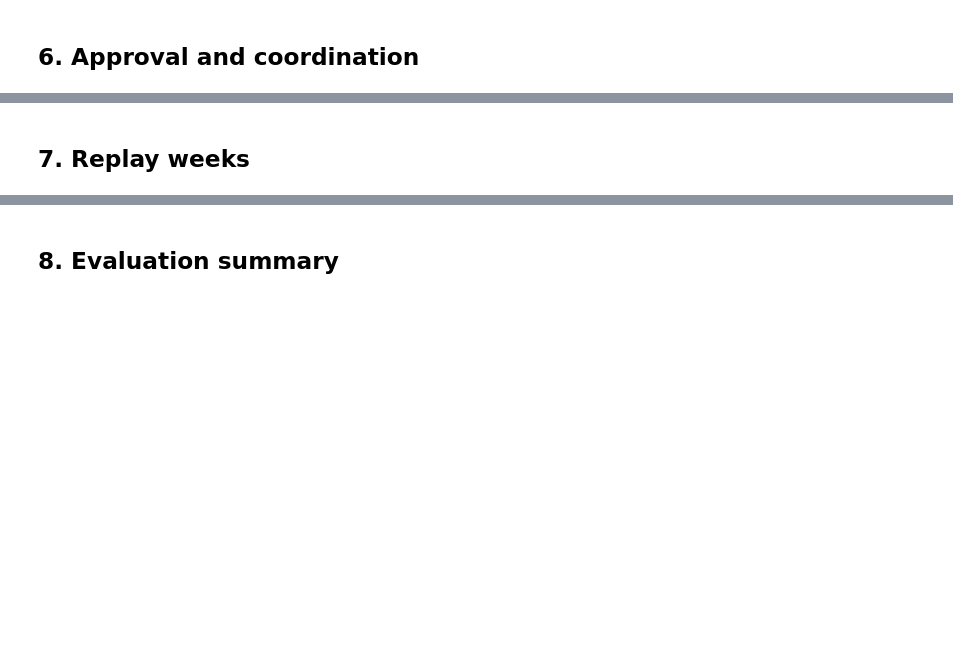
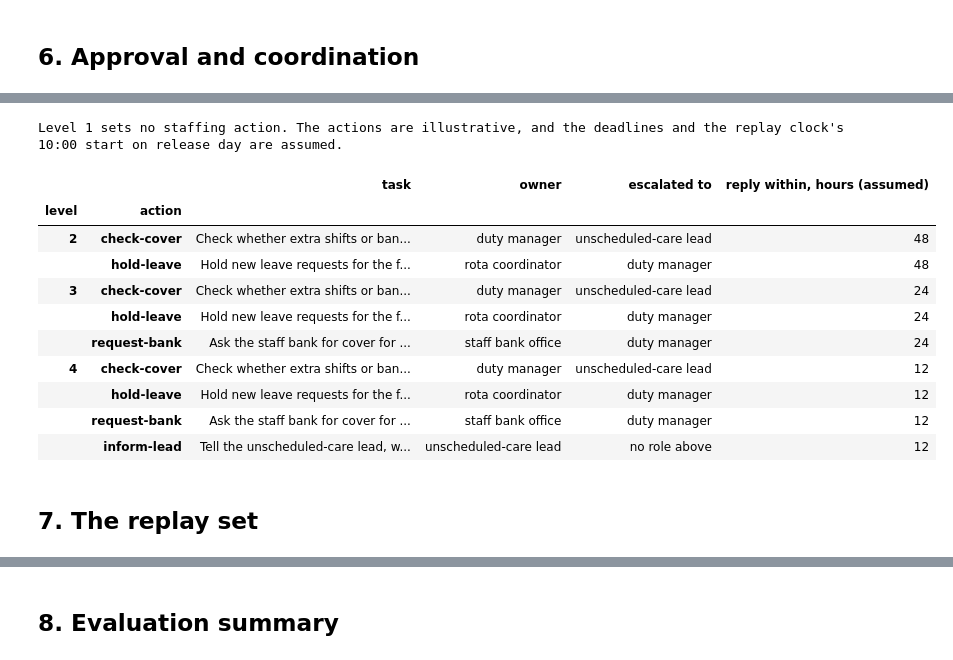
Before and after one commit to PaddyGilliland1/industry-integrated-ai-system-synthesis-old, a Jupyter notebook: ae_escalation_spot_check.ipynb, the cells around one changed output, grey strips where cells are left out. Saved outputs shown, nothing was run; the diff lists cells and outputs as text; code cells hidden in the pictures; blank space fills up the shorter version.

```diff
--- a/ae_escalation_spot_check.ipynb
+++ b/ae_escalation_spot_check.ipynb
@@ -863,0 +1100,34 @@ Share of hospital outlooks at each demand level, with the simulated capacity at
+# %%
+hours = settings.coordinator.reply_deadline_hours
+actions = pd.DataFrame(
+    [
+        {
+            "level": level,
+            "action": a.code,
+            "task": a.task,
+            "owner": a.owner,
+            "escalated to": co.ESCALATE_TO[a.owner] or "no role above",
+            "reply within, hours (assumed)": hours[level],
+        }
+        for level in (2, 3, 4)
+        for a in co.actions_for(level)
+    ]
+).set_index(["level", "action"])
+print(
+    "Level 1 sets no staffing action. The actions are illustrative, and the "
+    "deadlines and the replay clock's 10:00 start on release day are assumed."
+)
+actions
+# %% [output]
+Level 1 sets no staffing action. The actions are illustrative, and the deadlines and the replay clock's 10:00 start on release day are assumed.
+|  |  | task | owner | escalated to | reply within, hours (assumed) |
+| level | action |  |  |  |  |
+| 2 | check-cover | Check whether extra shifts or ban... | duty manager | unscheduled-care lead | 48 |
+|  | hold-leave | Hold new leave requests for the f... | rota coordinator | duty manager | 48 |
+| 3 | check-cover | Check whether extra shifts or ban... | duty manager | unscheduled-care lead | 24 |
+|  | hold-leave | Hold new leave requests for the f... | rota coordinator | duty manager | 24 |
+|  | request-bank | Ask the staff bank for cover for ... | staff bank office | duty manager | 24 |
+| 4 | check-cover | Check whether extra shifts or ban... | duty manager | unscheduled-care lead | 12 |
+|  | hold-leave | Hold new leave requests for the f... | rota coordinator | duty manager | 12 |
+|  | request-bank | Ask the staff bank for cover for ... | staff bank office | duty manager | 12 |
+|  | inform-lead | Tell the unscheduled-care lead, w... | unscheduled-care lead | no role above | 12 |
@@ -864,2 +1159,2 @@ Share of hospital outlooks at each demand level, with the simulated capacity at
 # %% [markdown]
-## 7. Replay weeks
+## 7. The replay set
```
Also changed, not shown: parts of 24 cells of this notebook.
